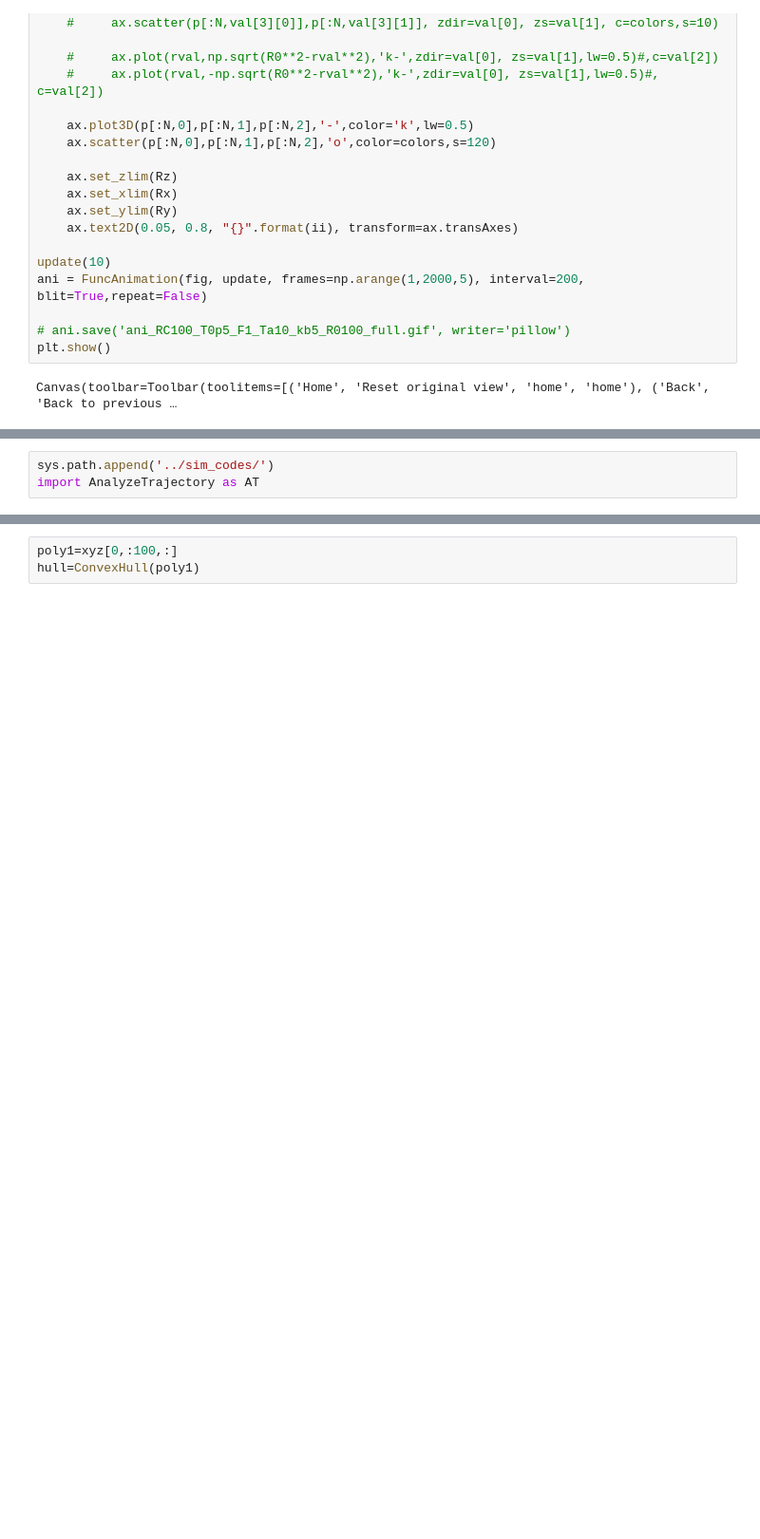
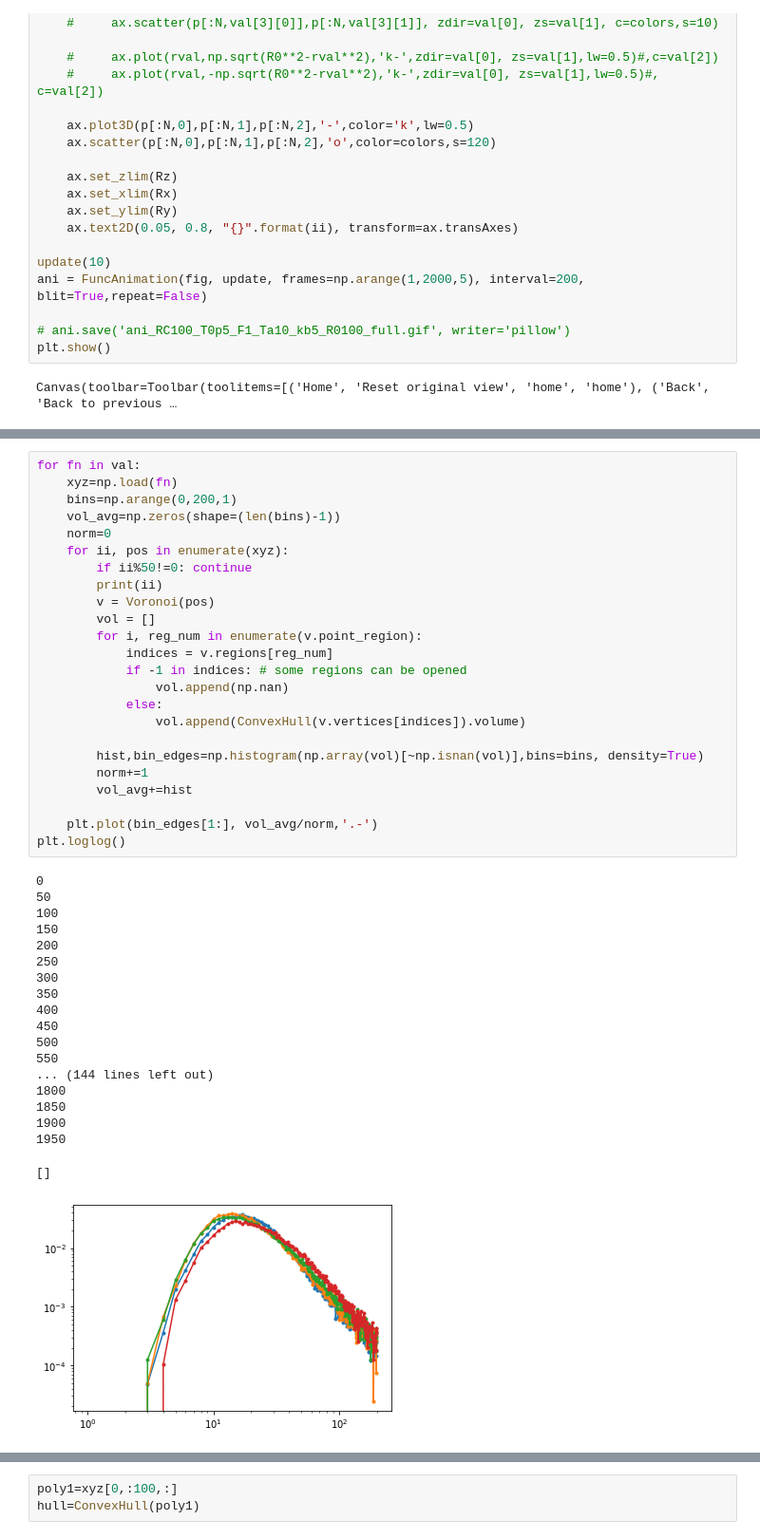
Before and after one commit to s-brahmachari/Active-noise-simulations, a Jupyter notebook: analysis_codes/visualize_traj.ipynb, the cells around one changed output, grey strips where cells are left out. Shown at 95% size. Drawn from its saved outputs; the diff is of its cells as text; blank space fills up the shorter version.

Commit message:
add voronoi cell volume computation

```diff
--- a/analysis_codes/visualize_traj.ipynb
+++ b/analysis_codes/visualize_traj.ipynb
@@ -135,5 +115,46 @@ done!
-# %%
-sys.path.append('../sim_codes/')
-import AnalyzeTrajectory as AT
+# %%
+for fn in val:
+    xyz=np.load(fn)
+    bins=np.arange(0,200,1)
+    vol_avg=np.zeros(shape=(len(bins)-1))
+    norm=0
+    for ii, pos in enumerate(xyz):
+        if ii%50!=0: continue
+        print(ii)
+        v = Voronoi(pos)
+        vol = []
+        for i, reg_num in enumerate(v.point_region):
+            indices = v.regions[reg_num]
+            if -1 in indices: # some regions can be opened
+                vol.append(np.nan)
+            else:
+                vol.append(ConvexHull(v.vertices[indices]).volume)
+
+        hist,bin_edges=np.histogram(np.array(vol)[~np.isnan(vol)],bins=bins, density=True)
+        norm+=1
+        vol_avg+=hist
+
+    plt.plot(bin_edges[1:], vol_avg/norm,'.-')
+plt.loglog()
+# %% [output]
+0
+50
+100
+150
+200
+250
+300
+350
+400
+450
+500
+550
+... (144 lines left out)
+1800
+1850
+1900
+1950
+[]
+[figure, added]
 # %%
 trj=AT.AnalyzeTrajectory()
```
Also changed, not shown: parts of 3 cells of this notebook, 4 other files.
